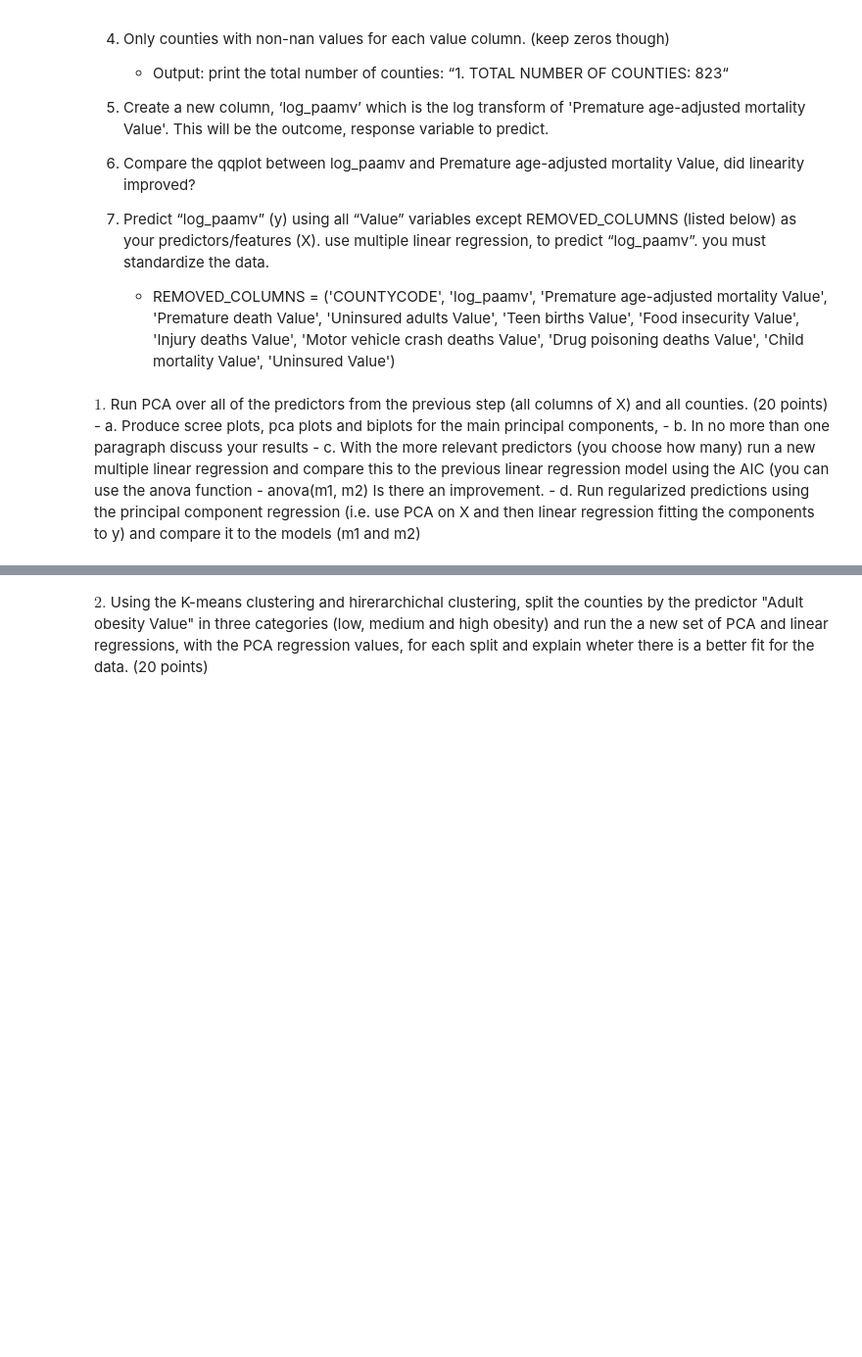
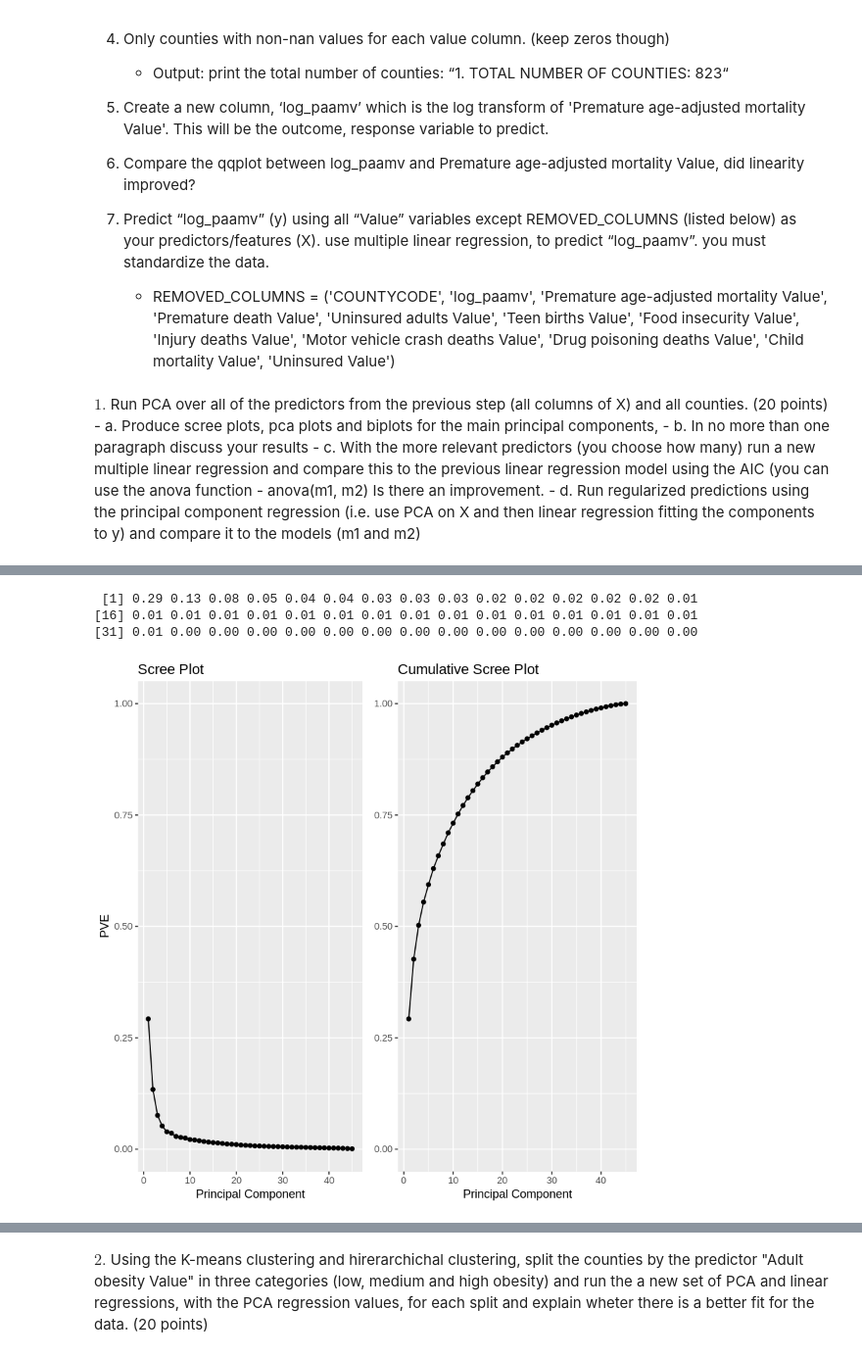
Before and after one commit to doraemon918/BMI_Prob_Stats, a Jupyter notebook: Module/Exam3/Exam 3.ipynb, the cells around one changed output, grey strips where cells are left out. Shown at 98% size. Saved outputs shown, nothing was run; the diff lists cells and outputs as text; code cells hidden in the pictures; blank space fills up the shorter version.

```diff
--- a/Module/Exam3/Exam 3.ipynb
+++ b/Module/Exam3/Exam 3.ipynb
@@ -177,0 +188,4 @@ ERROR: Error in colMeans(x, na.rm = TRUE): 'x' must be numeric
+# %%
+counties.cov <- cov(scaled_df)
+counties.eigen <- eigen(counties.cov)
+str(counties.eigen)
@@ -177,0 +278,27 @@ ERROR: Error in colMeans(x, na.rm = TRUE): 'x' must be numeric
+# %%
+PVE <- counties.eigen$values / sum(counties.eigen$values)
+round(PVE, 2)
+# %% [output]
+ [1] 0.29 0.13 0.08 0.05 0.04 0.04 0.03 0.03 0.03 0.02 0.02 0.02 0.02 0.02 0.01
+[16] 0.01 0.01 0.01 0.01 0.01 0.01 0.01 0.01 0.01 0.01 0.01 0.01 0.01 0.01 0.01
+[31] 0.01 0.00 0.00 0.00 0.00 0.00 0.00 0.00 0.00 0.00 0.00 0.00 0.00 0.00 0.00
+# %%
+# PVE (aka scree) plot
+PVEplot <- qplot(c(1:45), PVE) +
+  geom_line() +
+  xlab("Principal Component") +
+  ylab("PVE") +
+  ggtitle("Scree Plot") +
+  ylim(0, 1)
+
+# Cumulative PVE plot
+cumPVE <- qplot(c(1:45), cumsum(PVE)) +
+  geom_line() +
+  xlab("Principal Component") +
+  ylab(NULL) +
+  ggtitle("Cumulative Scree Plot") +
+  ylim(0,1)
+
+grid.arrange(PVEplot, cumPVE, ncol = 2)
+# %% [output]
+[figure, added]
```
Also changed, not shown: parts of 56 cells of this notebook.
